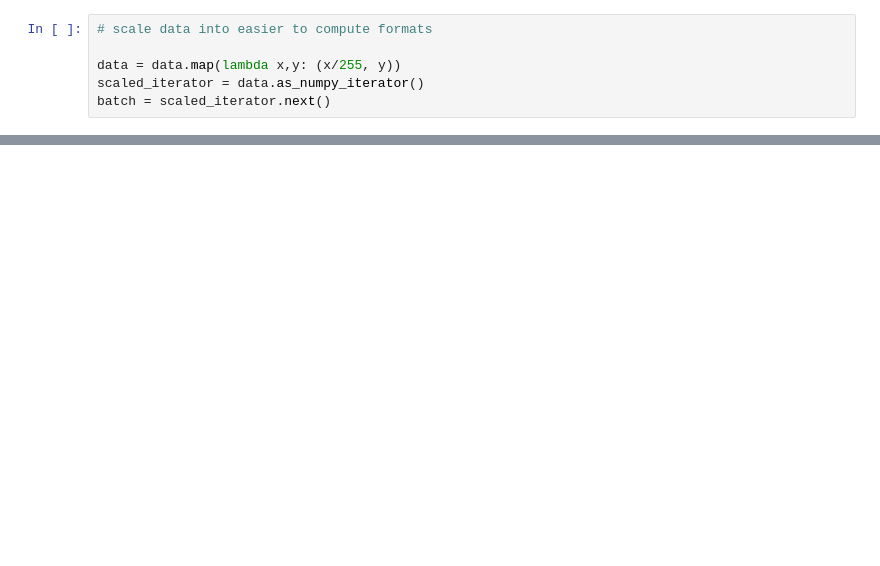
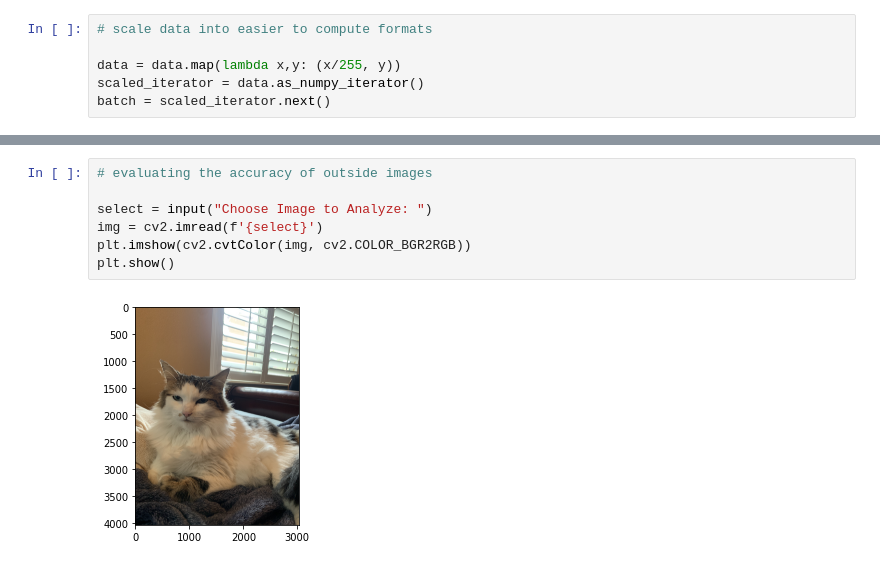
Before and after one commit to mathewrolf/AI_Images, a Jupyter notebook: Deep_Learning.ipynb, the cells around one changed output, grey strips where cells are left out. Saved outputs shown, nothing was run; the diff lists cells and outputs as text; blank space fills up the shorter version.

```diff
--- a/Deep_Learning.ipynb
+++ b/Deep_Learning.ipynb
@@ -67,0 +204,9 @@ test_size = int(len(data)*.1)+1
+# %%
+# evaluating the accuracy of outside images
+
+select = input("Choose Image to Analyze: ")
+img = cv2.imread(f'{select}')
+plt.imshow(cv2.cvtColor(img, cv2.COLOR_BGR2RGB))
+plt.show()
+# %% [output]
+[figure, added]
```
Also changed, not shown: parts of 18 cells of this notebook, 2 other files.
